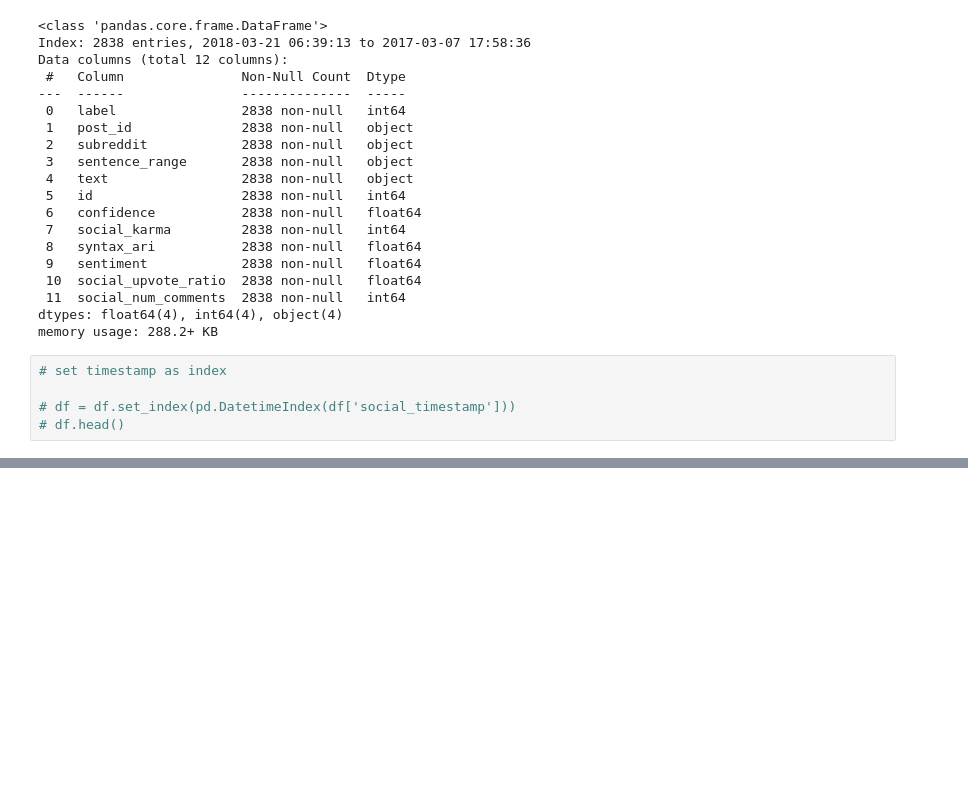
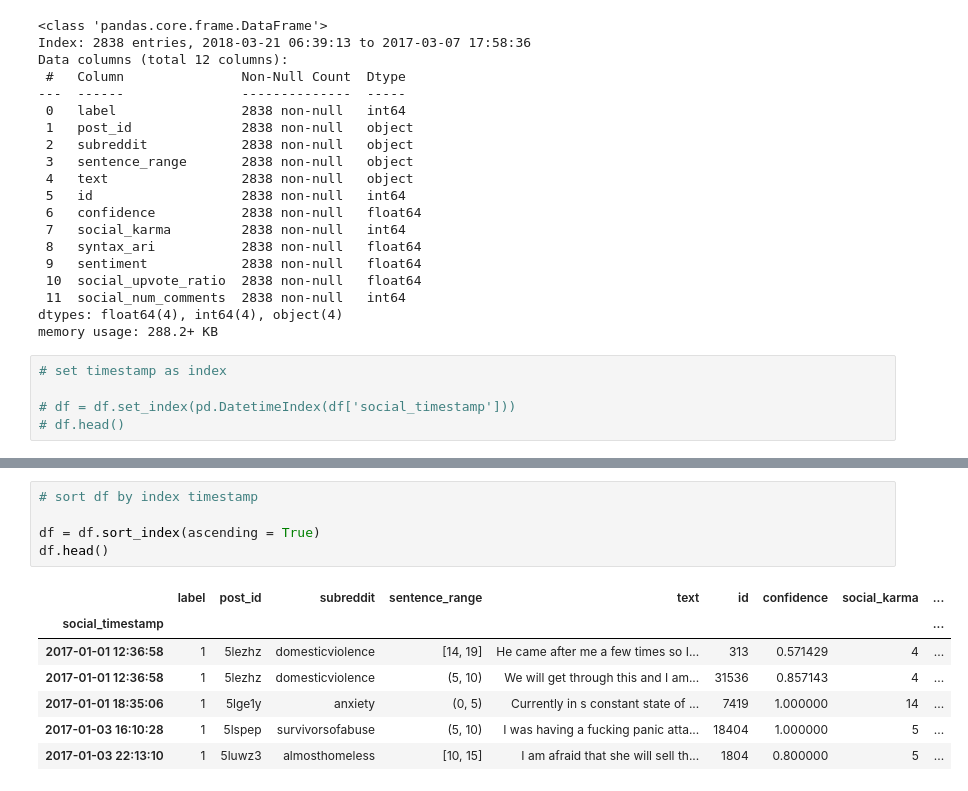
Before and after one commit to mijailmariano/reddit_stress_detection, a Jupyter notebook: working_notebook.ipynb, the cells around one changed output, grey strips where cells are left out. Drawn from its saved outputs; the diff is of its cells as text; blank space fills up the shorter version.

```diff
--- a/working_notebook.ipynb
+++ b/working_notebook.ipynb
@@ -251,0 +352,13 @@ df.head()
+# %%
+# sort df by index timestamp
+
+df = df.sort_index(ascending = True)
+df.head()
+# %% [output]
+|  | label | post_id | subreddit | sentence_range | text | id | confidence | social_karma | ... |
+| social_timestamp |  |  |  |  |  |  |  |  | ... |
+| 2017-01-01 12:36:58 | 1 | 5lezhz | domesticviolence | [14, 19] | He came after me a few times so I... | 313 | 0.571429 | 4 | ... |
+| 2017-01-01 12:36:58 | 1 | 5lezhz | domesticviolence | (5, 10) | We will get through this and I am... | 31536 | 0.857143 | 4 | ... |
+| 2017-01-01 18:35:06 | 1 | 5lge1y | anxiety | (0, 5) | Currently in s constant state of ... | 7419 | 1.000000 | 14 | ... |
+| 2017-01-03 16:10:28 | 1 | 5lspep | survivorsofabuse | (5, 10) | I was having a fucking panic atta... | 18404 | 1.000000 | 5 | ... |
+| 2017-01-03 22:13:10 | 1 | 5luwz3 | almosthomeless | [10, 15] | I am afraid that she will sell th... | 1804 | 0.800000 | 5 | ... |
```
Also changed, not shown: parts of 11 cells of this notebook.
